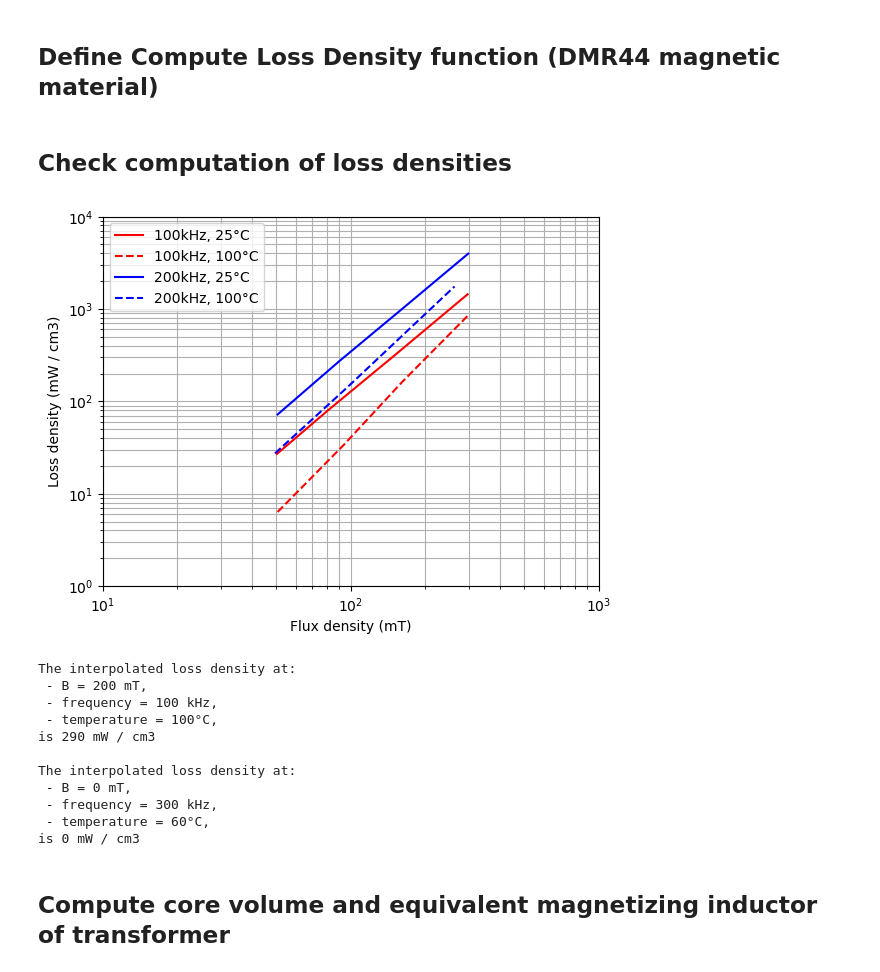
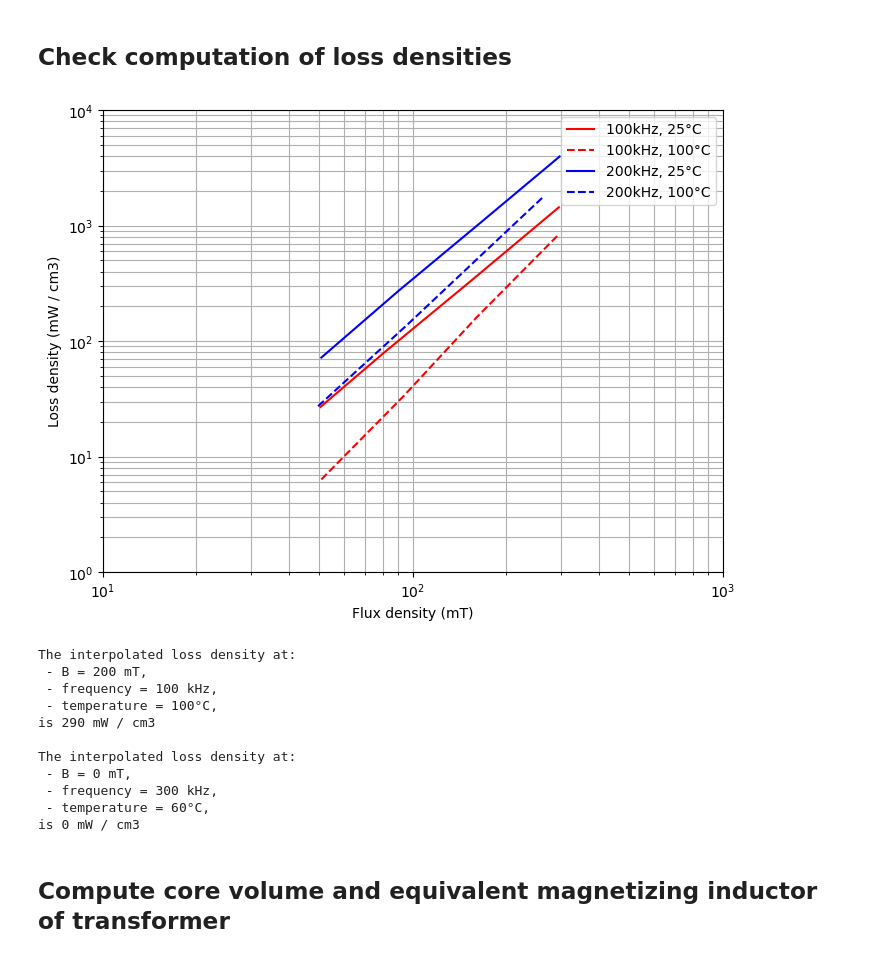
Before and after one commit to aesim-tech/simba-python-examples, a Jupyter notebook: 47. Magnetic Loss in DAB/dual_active_bridge_ti.ipynb, the cells around one changed output. Drawn from its saved outputs; the diff is of its cells as text; code cells hidden in the pictures.

Commit message:
refactor with functions moved a script

```diff
--- a/47. Magnetic Loss in DAB/dual_active_bridge_ti.ipynb
+++ b/47. Magnetic Loss in DAB/dual_active_bridge_ti.ipynb
@@ -6,2 +0,0 @@ import matplotlib.pyplot as plt
-# %% [markdown]
-## Define Compute Loss Density function (DMR44 magnetic material)
@@ -53,31 +3,19 @@ def compute_loss_density(flux_density: float, frequency: float, temperature: flo
 # %% [markdown]
 ## Check computation of loss densities
 # %%
-## Plot loss data
-#plt.figure(figsize=(8, 6))
-plt.loglog(data_100k_25C_x, data_100k_25C_y, 'r', label = '100kHz, 25°C')
-plt.loglog(data_100k_100C_x, data_100k_100C_y, 'r--', label = '100kHz, 100°C')
-plt.loglog(data_200k_25C_x, data_200k_25C_y, 'b', label = '200kHz, 25°C')
-plt.loglog(data_200k_100C_x, data_200k_100C_y, 'b--', label = '200kHz, 100°C')
-plt.xlabel('Flux density (mT)')
-plt.ylabel('Loss density (mW / cm3)')
-plt.xlim(10, 1000)
-plt.ylim(1, 1e4)
-plt.grid(which='both')
-plt.legend()
-plt.show()
+tools.plot_magnetic_loss_data()
 
 flux_density = 200  # flux_density 200 mT
 frequency = 100e3  # Frequency 150 kHz
 temperature = 100  # Temperature 60°C
-print(f"The interpolated loss density at:\n - B = {flux_density} mT,\n - frequency = {frequency/1e3:0.0f} kHz,\n - temperature = {temperature}°C,\nis {compute_loss_density(flux_density, frequency, temperature):0.0f} mW / cm3\n")
+print(f"The interpolated loss density at:\n - B = {flux_density} mT,\n - frequency = {frequency/1e3:0.0f} kHz,\n - temperature = {temperature}°C,\nis {tools.compute_loss_density(flux_density, frequency, temperature):0.0f} mW / cm3\n")
 
 flux_density = 0  # flux_density 100 mT
 frequency = 300e3  # Frequency 150 kHz
 temperature = 60  # Temperature 60°C
-print(f"The interpolated loss density at:\n - B = {flux_density} mT,\n - frequency = {frequency/1e3:0.0f} kHz,\n - temperature = {temperature}°C,\nis {compute_loss_density(flux_density, frequency, temperature):0.0f} mW / cm3")
+print(f"The interpolated loss density at:\n - B = {flux_density} mT,\n - frequency = {frequency/1e3:0.0f} kHz,\n - temperature = {temperature}°C,\nis {tools.compute_loss_density(flux_density, frequency, temperature):0.0f} mW / cm3")
 # %% [output]
-[figure, old version]
+[figure, new version]
 The interpolated loss density at:
  - B = 200 mT,
  - frequency = 100 kHz,
```
Also changed, not shown: parts of 22 cells of this notebook, 3 other files.
